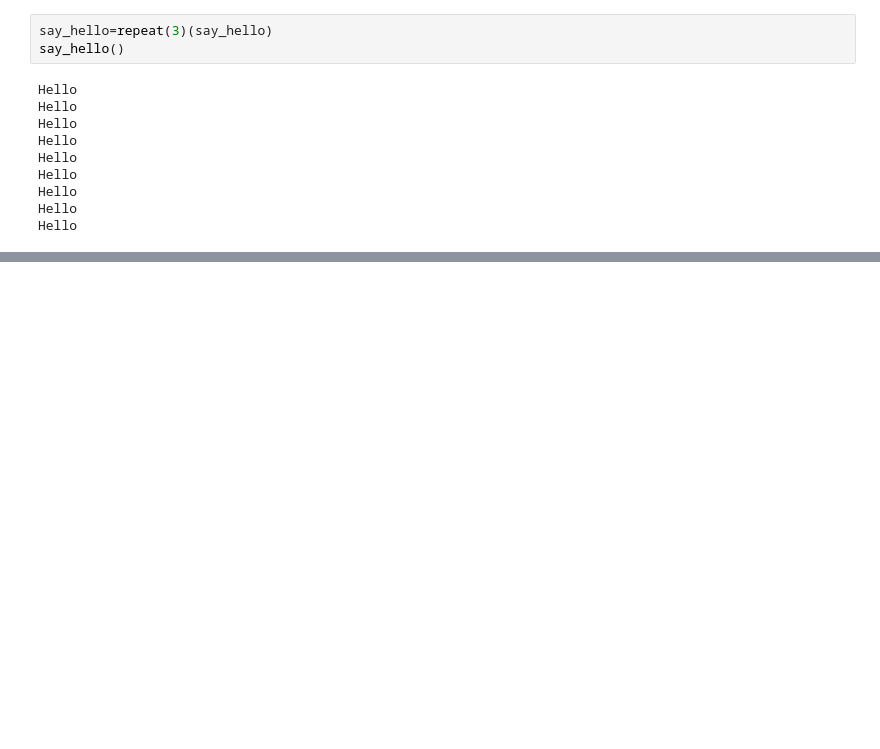
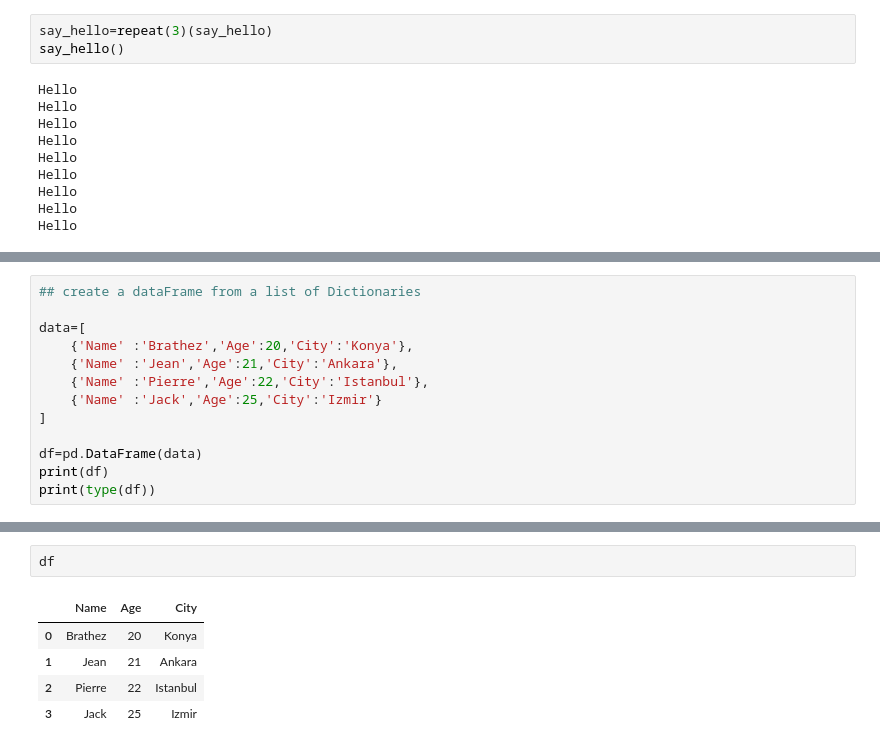
Before and after one commit to Barthez2023/PythonCode, a Jupyter notebook: python-basics/test.ipynb, the cells around one changed output, grey strips where cells are left out. Drawn from its saved outputs; the diff is of its cells as text; blank space fills up the shorter version.

```diff
--- a/python-basics/test.ipynb
+++ b/python-basics/test.ipynb
@@ -2361,0 +2668,13 @@ Hello
+# %%
+## create a dataFrame from a list of Dictionaries
+
+data=[
+    {'Name' :'Brathez','Age':20,'City':'Konya'},
+    {'Name' :'Jean','Age':21,'City':'Ankara'},
+    {'Name' :'Pierre','Age':22,'City':'Istanbul'},
+    {'Name' :'Jack','Age':25,'City':'Izmir'}
+]
+
+df=pd.DataFrame(data)
+print(df)
+print(type(df))
@@ -2361,0 +2803,8 @@ Hello
+# %%
+df
+# %% [output]
+|  | Name | Age | City |
+| 0 | Brathez | 20 | Konya |
+| 1 | Jean | 21 | Ankara |
+| 2 | Pierre | 22 | Istanbul |
+| 3 | Jack | 25 | Izmir |
```
Also changed, not shown: parts of 41 cells of this notebook, 2 other files.
